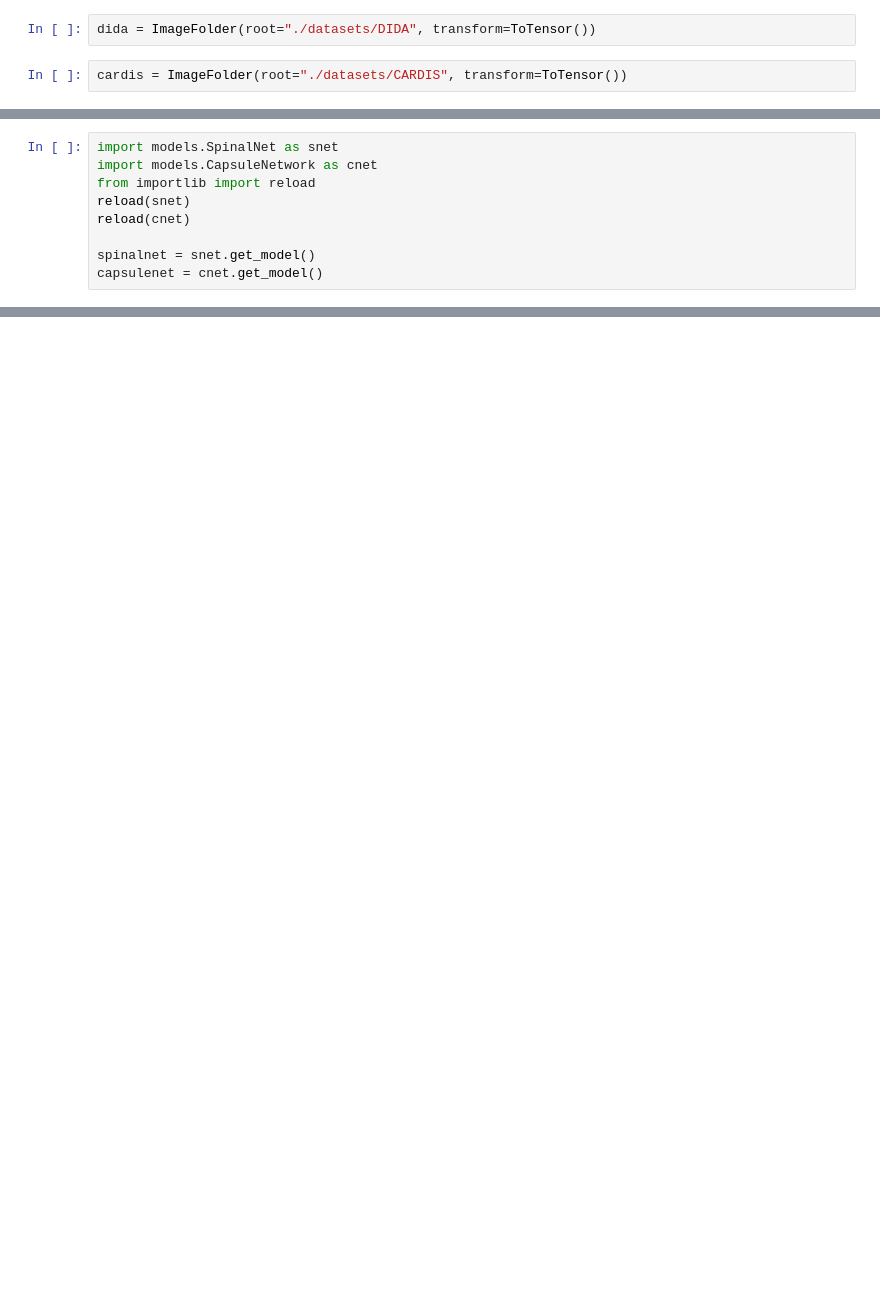
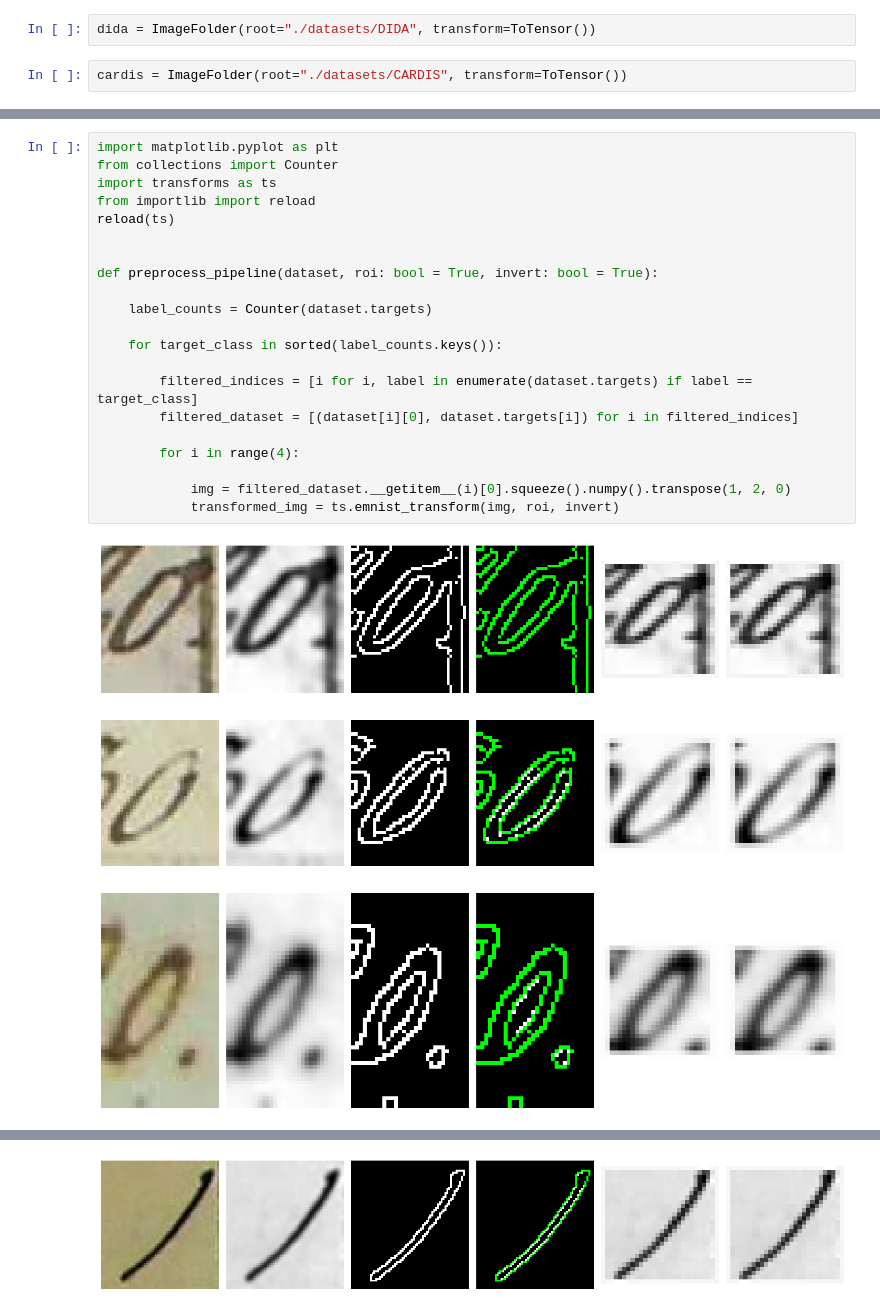
Before and after one commit to odinsseo/ii2202-historical-ocr, a Jupyter notebook: test.ipynb, the cells around one changed output, grey strips where cells are left out. Drawn from its saved outputs; the diff is of its cells as text; blank space fills up the shorter version.

Commit message:
preprocess pipeline built

```diff
--- a/test.ipynb
+++ b/test.ipynb
@@ -33,9 +28,25 @@ plt.show()
-# %%
-import models.SpinalNet as snet
-import models.CapsuleNetwork as cnet
-from importlib import reload
-reload(snet)
-reload(cnet)
-
-spinalnet = snet.get_model()
-capsulenet = cnet.get_model()
+# %%
+import matplotlib.pyplot as plt
+from collections import Counter
+import transforms as ts
+from importlib import reload
+reload(ts)
+
+
+def preprocess_pipeline(dataset, roi: bool = True, invert: bool = True):
+
+    label_counts = Counter(dataset.targets)
+
+    for target_class in sorted(label_counts.keys()):
+
+        filtered_indices = [i for i, label in enumerate(dataset.targets) if label == target_class]
+        filtered_dataset = [(dataset[i][0], dataset.targets[i]) for i in filtered_indices]
+
+        for i in range(4):
+
+            img = filtered_dataset.__getitem__(i)[0].squeeze().numpy().transpose(1, 2, 0)
+            transformed_img = ts.emnist_transform(img, roi, invert)
+# %% [output]
+[figure, added]
+[figure, added]
+[figure, added]
@@ -41,0 +55 @@ capsulenet = cnet.get_model()
+[figure, added]
```
Also changed, not shown: parts of 3 cells of this notebook, 1 other file.
